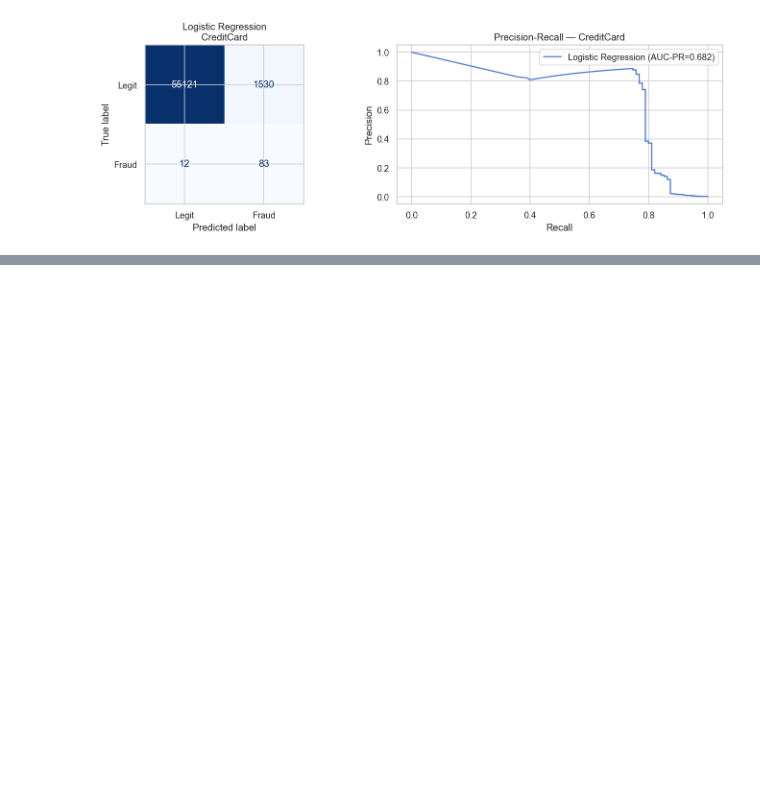
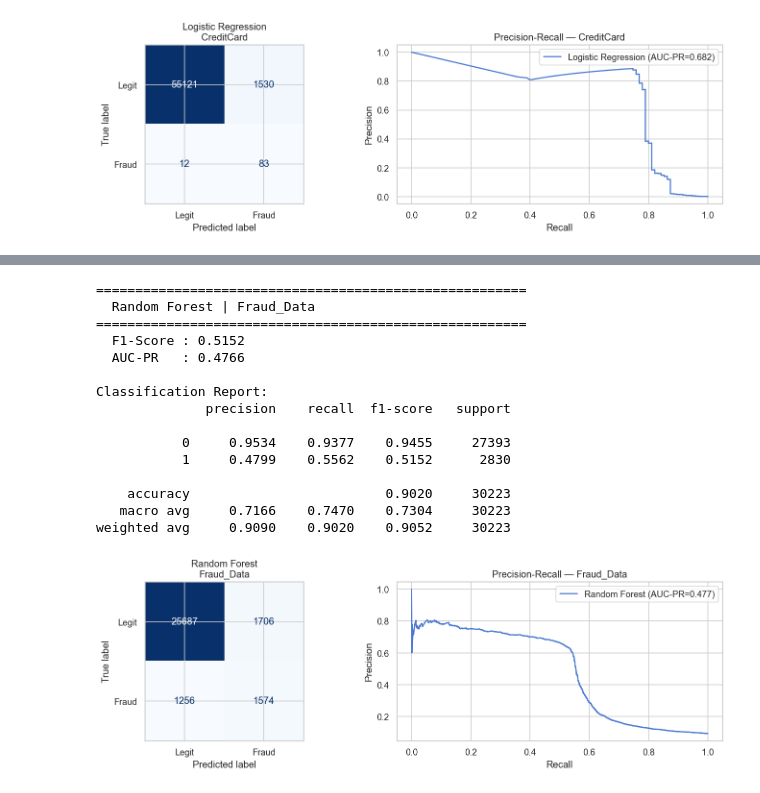
Before and after one commit to Redeat-Birhane/fraud-detection, a Jupyter notebook: notebooks/modeling.ipynb, the cells around one changed output, grey strips where cells are left out. Saved outputs shown, nothing was run; the diff lists cells and outputs as text; code cells hidden in the pictures; blank space fills up the shorter version.

Commit message:
feat: train Random Forest ensemble with hyperparameter tuning on both datasets

```diff
--- a/notebooks/modeling.ipynb
+++ b/notebooks/modeling.ipynb
@@ -283,0 +308,26 @@ weighted avg     0.9982    0.9728    0.9847     56746
+# %%
+# --- 4.1 Train Random Forest — Fraud_Data ---
+try:
+    rf_fraud = RandomForestClassifier(
+        n_estimators=100,
+        max_depth=20,
+        min_samples_leaf=2,
+        max_features='sqrt',
+        class_weight='balanced_subsample',
+        random_state=42,
+        n_jobs=-1
+    )
+    rf_fraud.fit(fraud_X_train, fraud_y_train)
+    logger.info('Random Forest trained on Fraud_Data.')
+except Exception as e:
+    logger.error(f'Random Forest training failed on Fraud_Data: {e}')
+    raise
+
+fig, axes = plt.subplots(1, 2, figsize=(12, 4))
+res = evaluate_model(rf_fraud, fraud_X_test, fraud_y_test,
+                     'Random Forest', 'Fraud_Data',
+                     ax_cm=axes[0], ax_pr=axes[1])
+results.append(res)
+plt.tight_layout()
+plt.show()
+# %% [output]
@@ -283,0 +336,16 @@ weighted avg     0.9982    0.9728    0.9847     56746
+=======================================================
+  Random Forest | Fraud_Data
+=======================================================
+  F1-Score : 0.5152
+  AUC-PR   : 0.4766
+
+Classification Report:
+              precision    recall  f1-score   support
+
+           0     0.9534    0.9377    0.9455     27393
+           1     0.4799    0.5562    0.5152      2830
+
+    accuracy                         0.9020     30223
+   macro avg     0.7166    0.7470    0.7304     30223
+weighted avg     0.9090    0.9020    0.9052     30223
+[figure, added]
```
Also changed, not shown: parts of 4 cells of this notebook.
